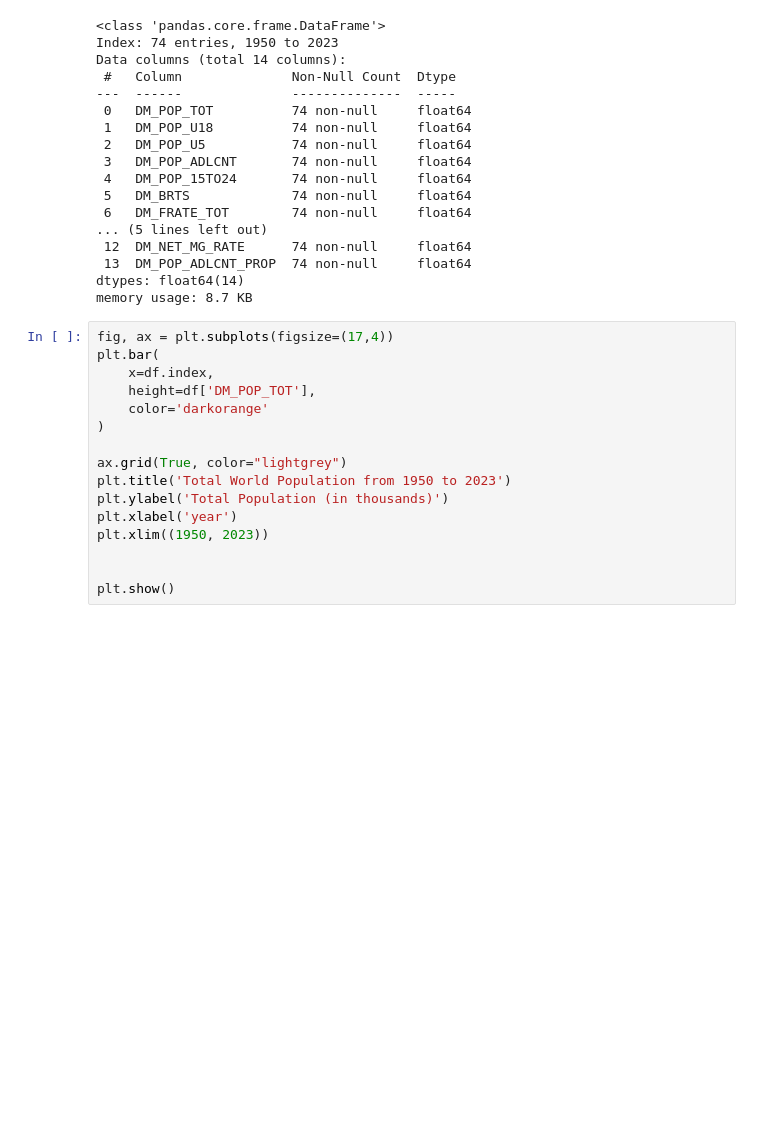
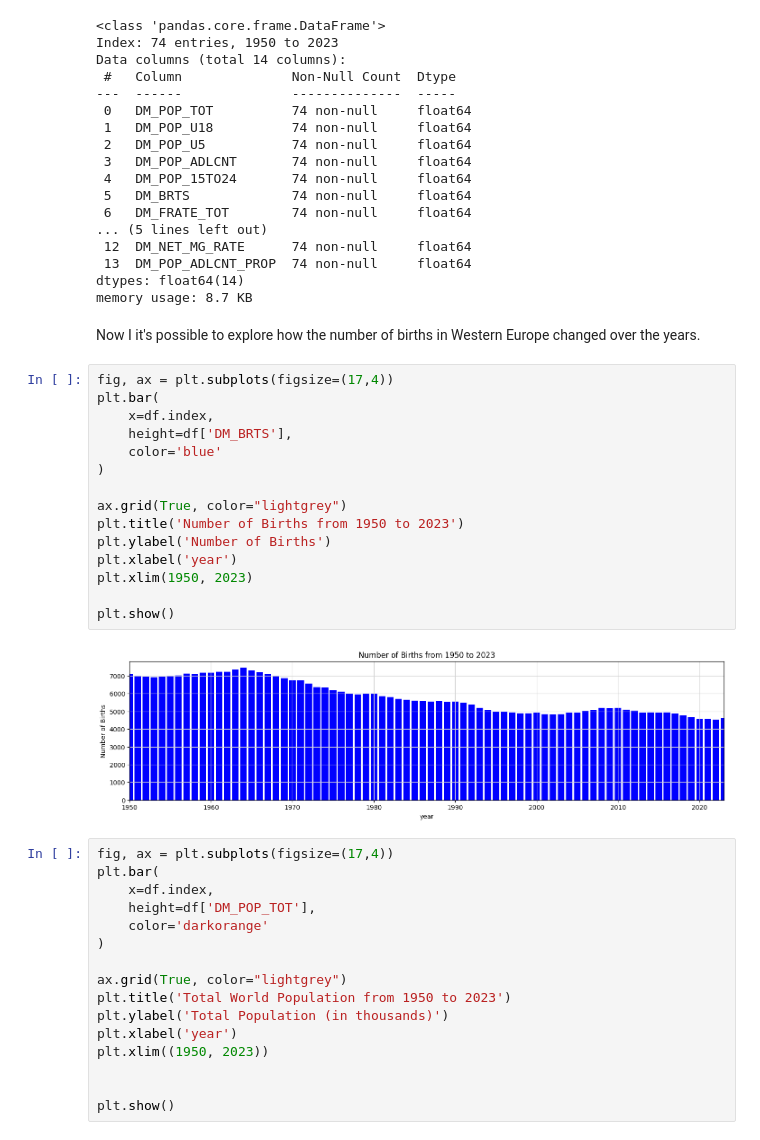
Before and after one commit to felixschwebel/UNICEF-SDMX-API, a Jupyter notebook: UNICEF_SDMX_API.ipynb, the cells around one changed output. Drawn from its saved outputs; the diff is of its cells as text; blank space fills up the shorter version.

Commit message:
bar chart for number of births over years

```diff
--- a/UNICEF_SDMX_API.ipynb
+++ b/UNICEF_SDMX_API.ipynb
@@ -472,6 +472,25 @@ Data columns (total 14 columns):
  13  DM_POP_ADLCNT_PROP  74 non-null     float64
 dtypes: float64(14)
 memory usage: 8.7 KB
+# %% [markdown]
+Now I it's possible to explore how the number of births in Western Europe changed over the years.
+# %%
+fig, ax = plt.subplots(figsize=(17,4))
+plt.bar(
+    x=df.index,
+    height=df['DM_BRTS'],
+    color='blue'
+)
+
+ax.grid(True, color="lightgrey")
+plt.title('Number of Births from 1950 to 2023')
+plt.ylabel('Number of Births')
+plt.xlabel('year')
+plt.xlim(1950, 2023)
+
+plt.show()
+# %% [output]
+[figure, added]
 # %%
 fig, ax = plt.subplots(figsize=(17,4))
 plt.bar(
```
